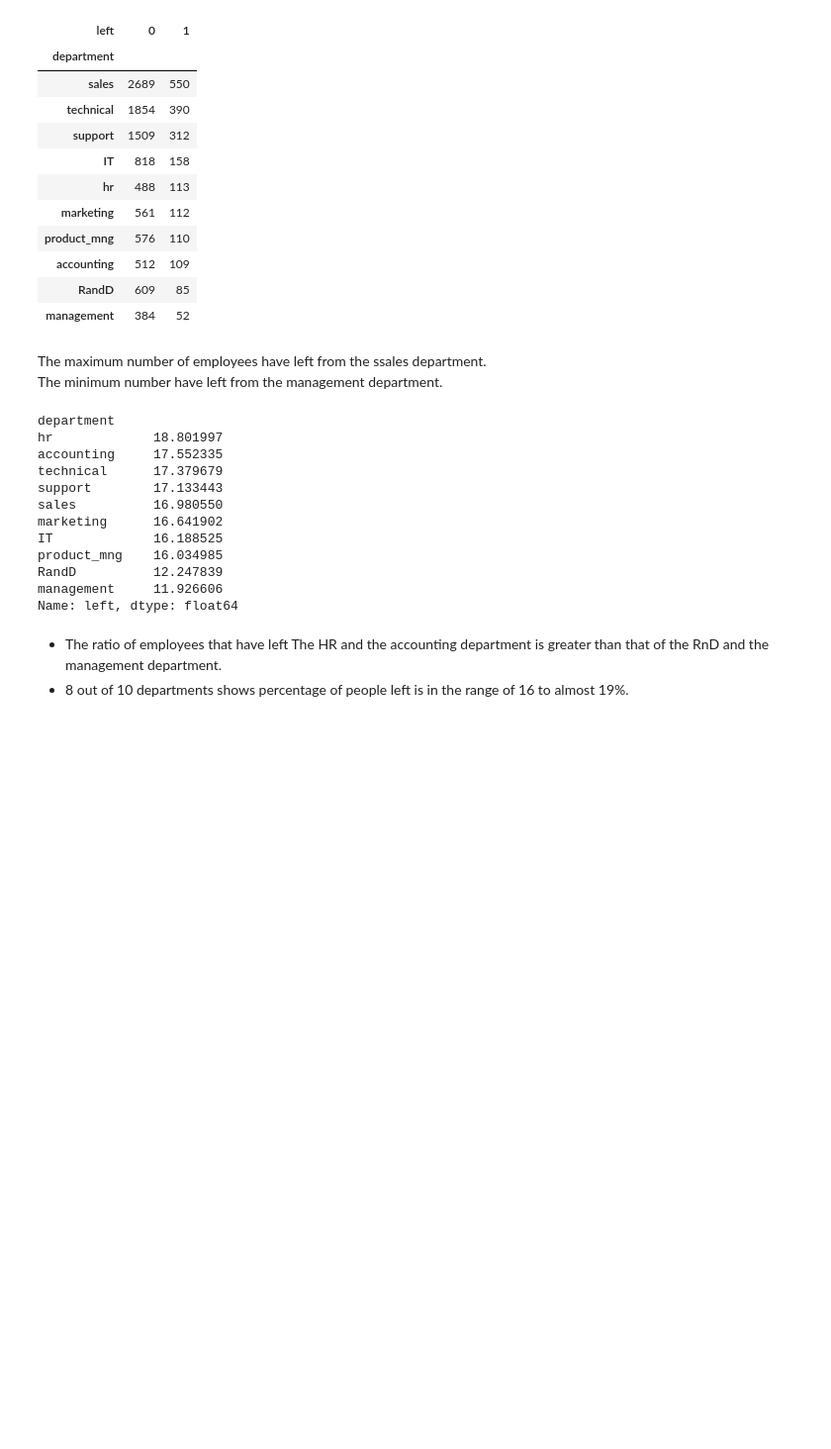
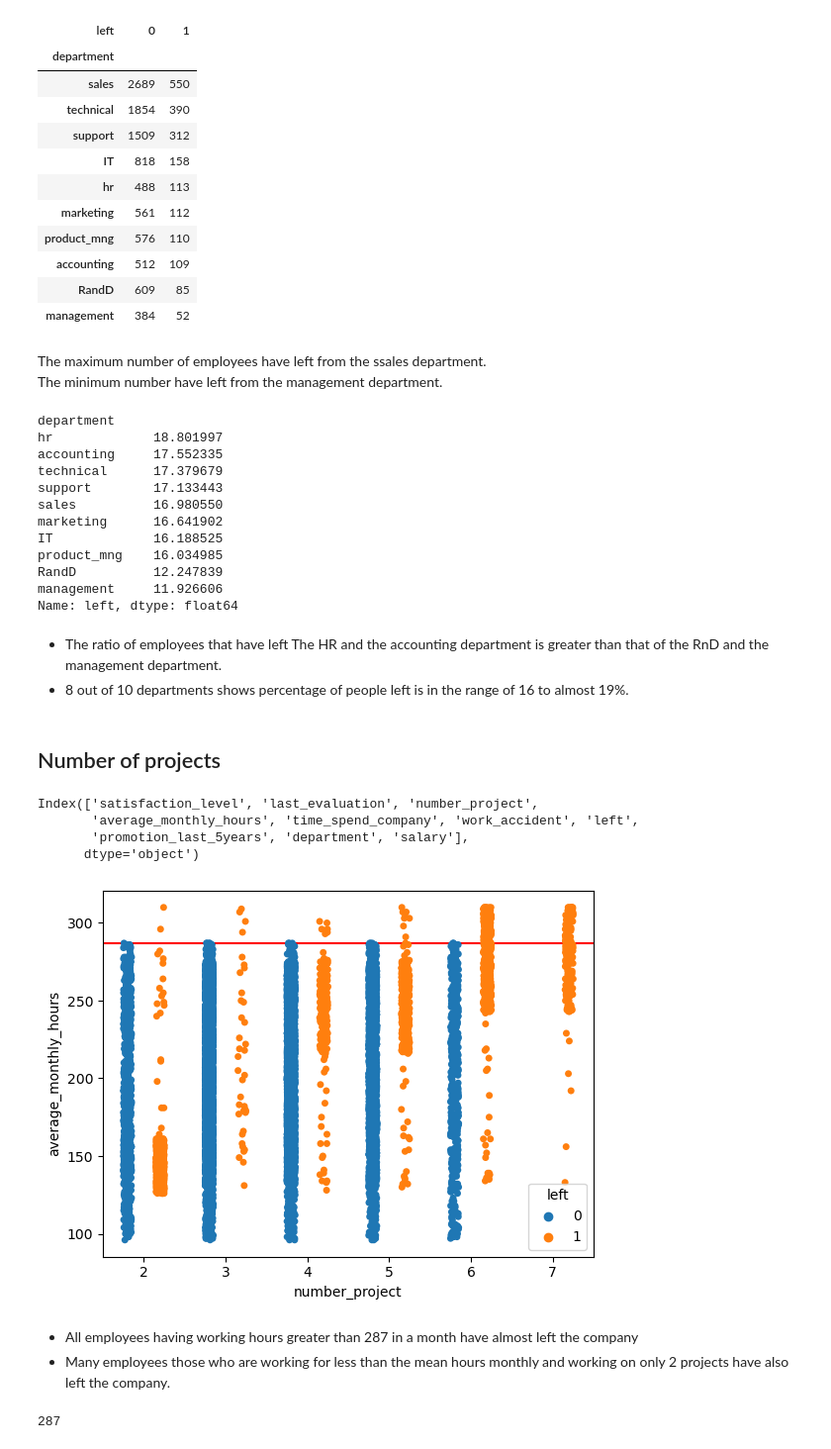
Before and after one commit to himanshuarora1703/DS_Projects, a Jupyter notebook: Churn Modelling/HR Churn Modelling.ipynb, the cells around one changed output. Shown at 99% size. Saved outputs shown, nothing was run; the diff lists cells and outputs as text; code cells hidden in the pictures; blank space fills up the shorter version.

```diff
--- a/Churn Modelling/HR Churn Modelling.ipynb
+++ b/Churn Modelling/HR Churn Modelling.ipynb
@@ -514,3 +514,27 @@ Name: left, dtype: float64
 # %% [markdown]
 - The ratio of employees that have left The HR and the accounting department is greater than that of the RnD and the management department.
 - 8 out of 10 departments shows percentage of people left is in the range of 16 to almost 19%.
+# %% [markdown]
+## Number of projects
+# %%
+df.columns
+# %% [output]
+Index(['satisfaction_level', 'last_evaluation', 'number_project',
+       'average_monthly_hours', 'time_spend_company', 'work_accident', 'left',
+       'promotion_last_5years', 'department', 'salary'],
+      dtype='object')
+# %%
+sns.stripplot(x='number_project',y='average_monthly_hours',data=df,hue='left',dodge=True)
+plt.axhline(y=df.groupby('left')['average_monthly_hours'].max()[0]+0.1,color='red')
+plt.show()
+# %% [output]
+[figure, added]
+# %% [markdown]
+- All employees having working hours greater than 287 in a month have almost left the company
+- Many employees those who are working for less than the mean hours monthly and working on only 2 projects have also left the company.
+# %%
+# max working hours for those who left or not left
+
+df.groupby('left')['average_monthly_hours'].max()
+# %% [output]
+287
```
Also changed, not shown: parts of 7 cells of this notebook.
